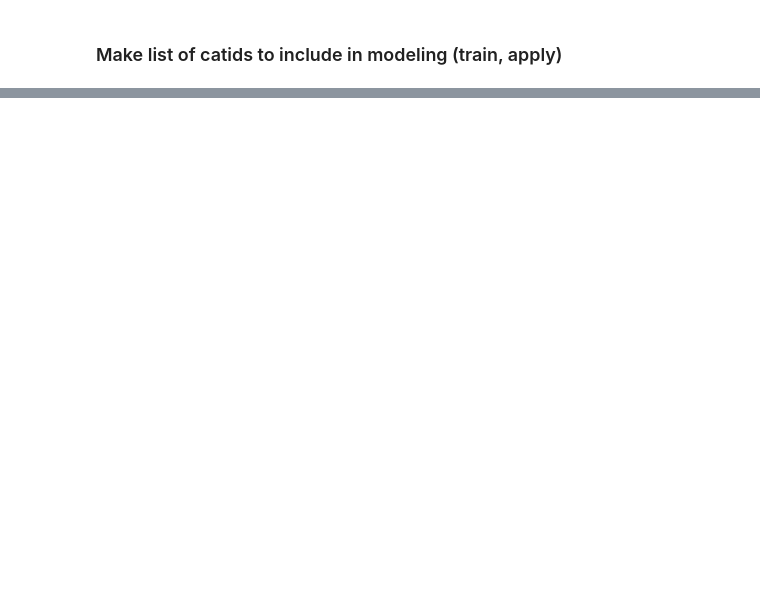
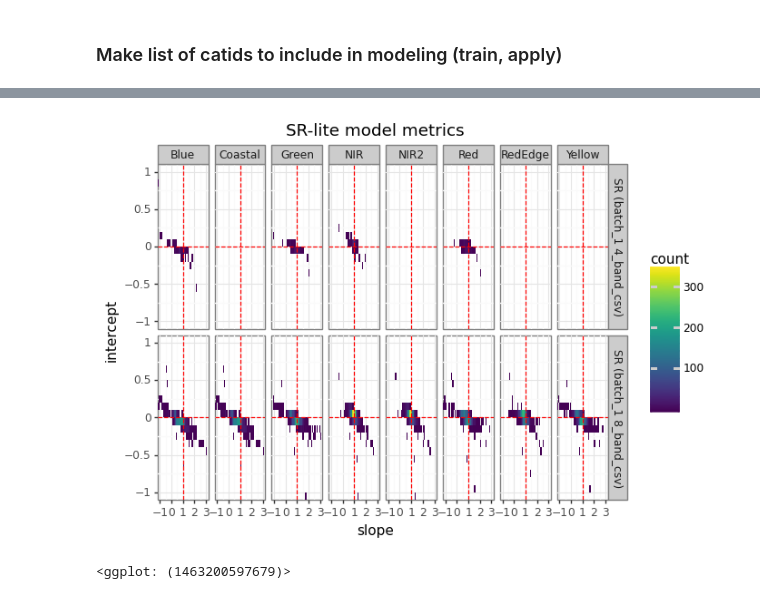
Before and after one commit to nasa-nccs-hpda/above-shrubs, a Jupyter notebook: notebooks/srlite_metrics.ipynb, the cells around one changed output, grey strips where cells are left out. Drawn from its saved outputs; the diff is of its cells as text; code cells hidden in the pictures; blank space fills up the shorter version.

```diff
--- a/notebooks/srlite_metrics.ipynb
+++ b/notebooks/srlite_metrics.ipynb
@@ -153,0 +200,14 @@ for i, Y_VAR in enumerate(['r2_score', 'intercept', 'slope']):
+# %%
+(
+    ggplot(srlite_metrics_df)
+        + geom_bin2d(aes(x='slope', y='intercept'), binwidth=0.1)
+        + geom_hline(yintercept=0, linetype='dashed', color='red')
+        + geom_vline(xintercept=1, linetype='dashed', color='red')
+        + facet_grid('type~band_name')
+        + theme_bw()
+        + coord_cartesian(xlim=(-1,3), ylim=(-1,1))
+        + labs(title='SR-lite model metrics')
+)
+# %% [output]
+[figure, added]
+<ggplot: (1463200597679)>
```
Also changed, not shown: parts of 23 cells of this notebook.
